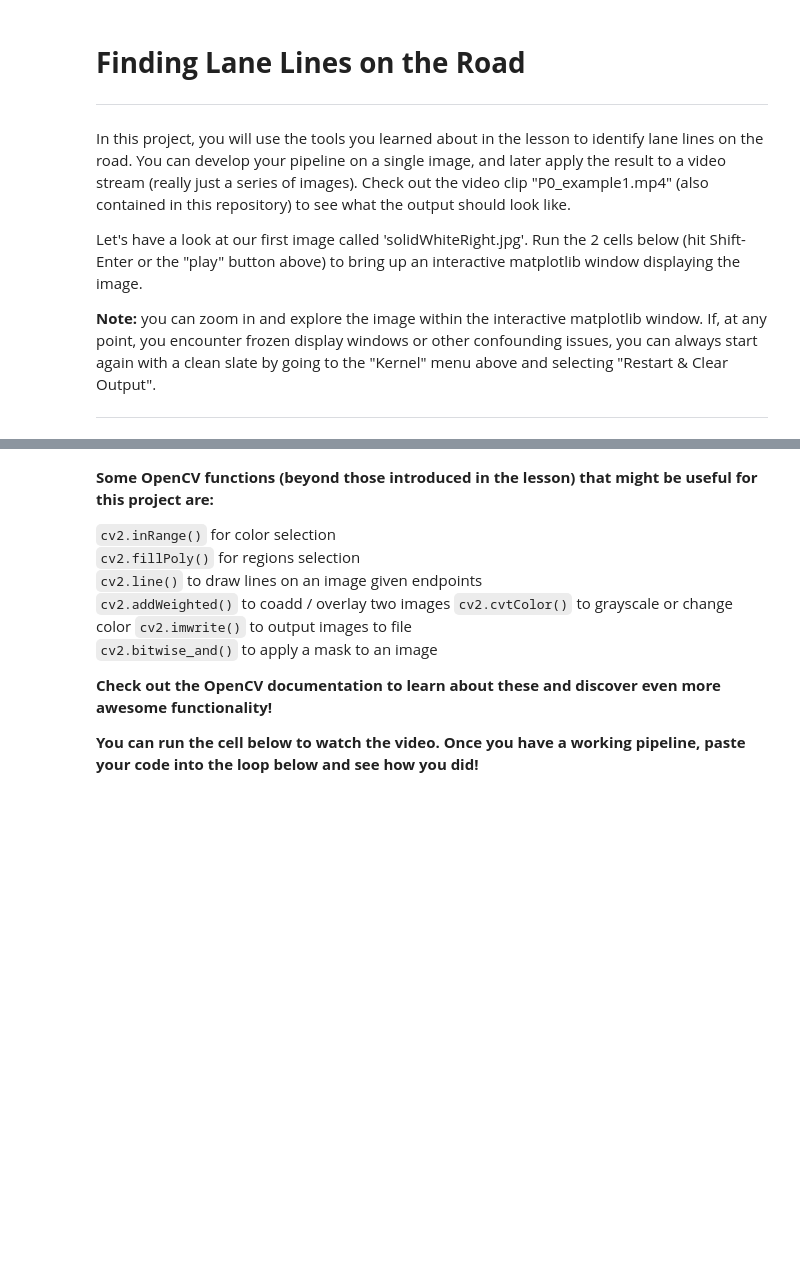
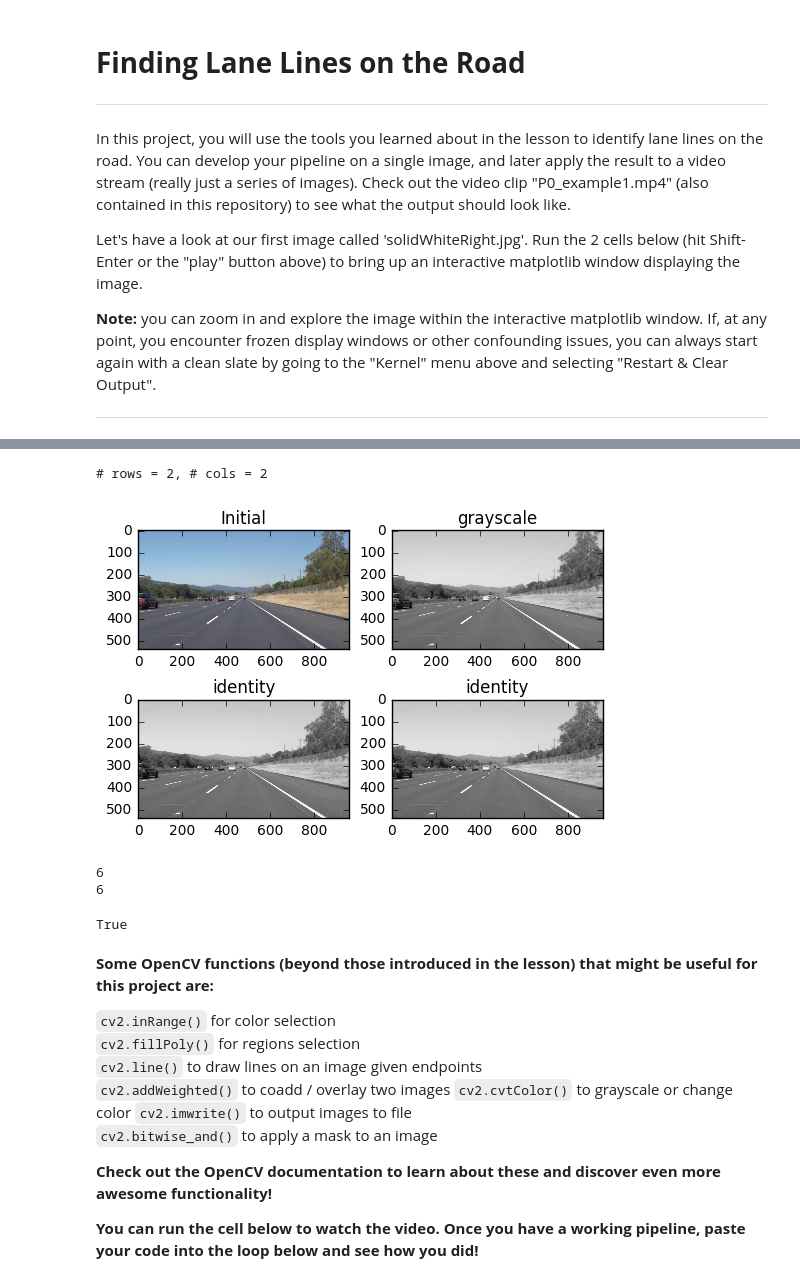
Before and after one commit to ryan-keenan/P0_prototype, a Jupyter notebook: P0_Harder.ipynb, the cells around one changed output, grey strips where cells are left out. Drawn from its saved outputs; the diff is of its cells as text; code cells hidden in the pictures; blank space fills up the shorter version.

```diff
--- a/P0_Harder.ipynb
+++ b/P0_Harder.ipynb
@@ -41,3 +40,57 @@ This image is:  <class 'numpy.ndarray'> with dimesions: (540, 960, 3)
+# %%
+# ASSUMPTION img is the first argument to the transformation function
+def visualize_pipeline(fns, fns_args, initial_img):
+    imgs = [initial_img]
+    for fn, fn_args in zip(fns, fns_args):
+        img = fn(imgs[-1], *fn_args)
+        imgs.append(img)
+
+    # plot imgs
+    n = len(imgs)
+    cols = 2
+    rows = n // cols
+    if n % cols != 0:
+        rows += 1
+    print('# rows = {}, # cols = {}'.format(rows, cols))
+    fig = plt.figure()
+    for i, img in enumerate(imgs):
+        plt.subplot(rows, cols, i+1)
+        if i == 0:
+            plt.title('Initial')
+        else:
+            plt.title(fns[i-1].__name__)
+
+        img_dims = len(img.shape)
+        if img_dims < 3:
+            plt.imshow(img, cmap='Greys_r')
+        else:
+            plt.imshow(img)
+# %%
+def grayscale(img):
+    return cv2.cvtColor(image,cv2.COLOR_BGR2GRAY)
+
+def canny(img):
+
+def identity(x):
+    return np.copy(x)
+
+visualize_pipeline((grayscale, identity, identity), ((), (), ()), image)
+# %% [output]
+# rows = 2, # cols = 2
+[figure, added]
+# %%
+a = (1,2,3)
+def foo(a,b,c):
+    return a + b + c
+print(foo(*a))
+print(foo(1, *(2,3)))
+# %% [output]
+6
+6
+# %%
+6 % 2 == 0
+# %% [output]
+True
 # %% [markdown]
 **Some OpenCV functions (beyond those introduced in the lesson) that might be useful for this project are:**
 
```
Also changed, not shown: parts of 2 cells of this notebook, 1 other file.
